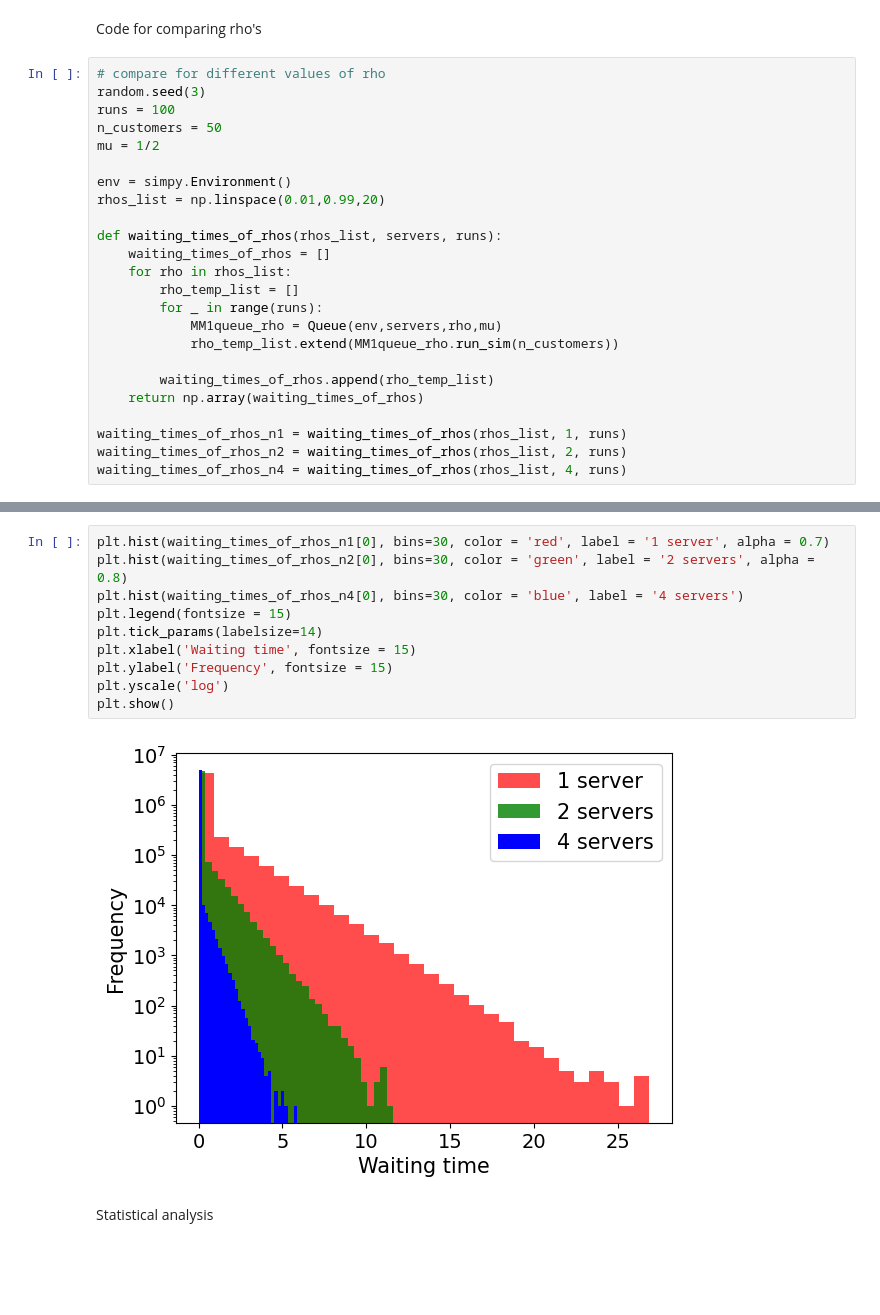
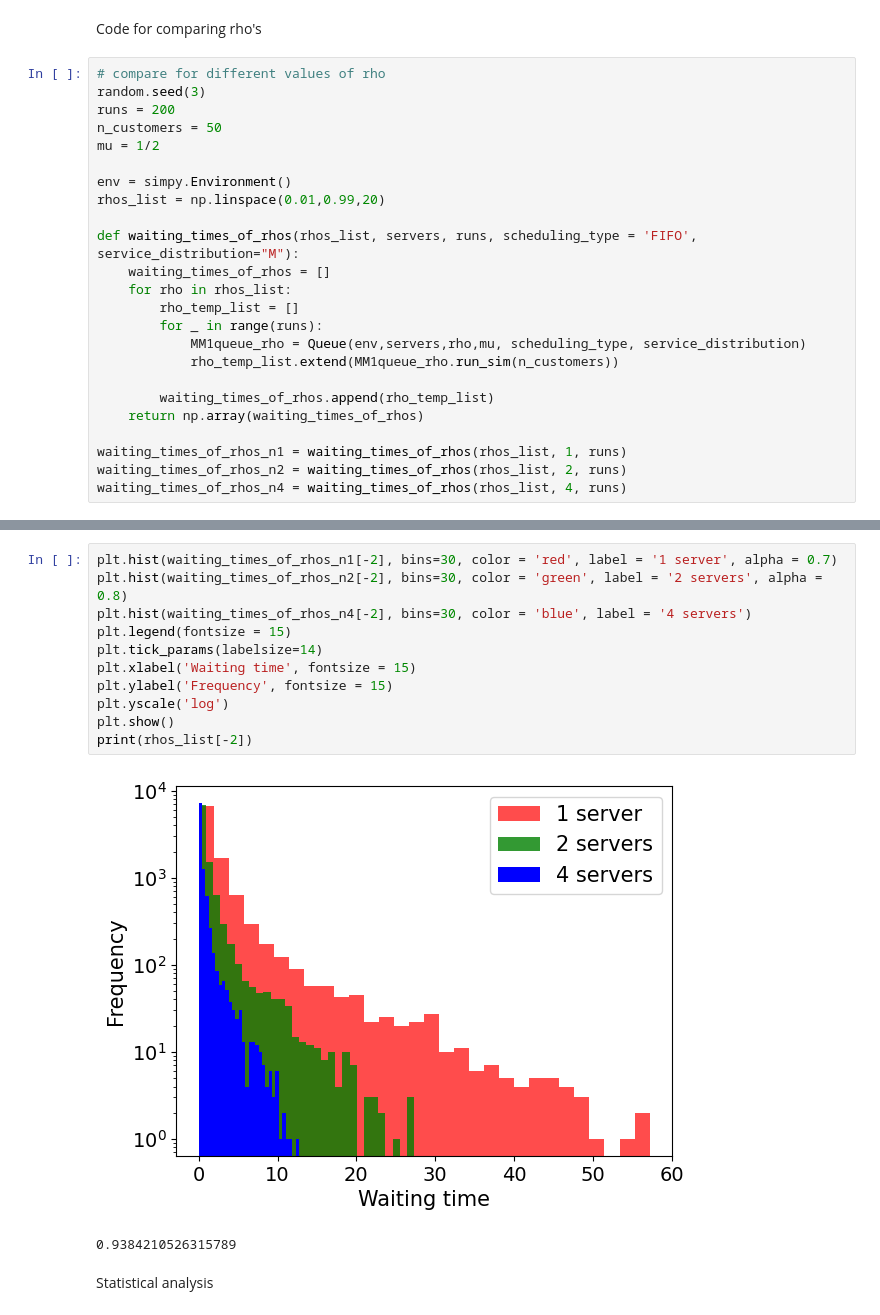
Before and after one commit to LoesBijman/stochastic_2, a Jupyter notebook: assignment_2.ipynb, the cells around one changed output, grey strips where cells are left out. Saved outputs shown, nothing was run; the diff lists cells and outputs as text; blank space fills up the shorter version.

Commit message:
comparison graphs

```diff
--- a/assignment_2.ipynb
+++ b/assignment_2.ipynb
@@ -121,19 +122,19 @@ Code for comparing rho's
 # %%
 # compare for different values of rho
 random.seed(3)
-runs = 100
+runs = 200
 n_customers = 50
 mu = 1/2
 
 env = simpy.Environment()
 rhos_list = np.linspace(0.01,0.99,20)
 
-def waiting_times_of_rhos(rhos_list, servers, runs):
+def waiting_times_of_rhos(rhos_list, servers, runs, scheduling_type = 'FIFO', service_distribution="M"):
     waiting_times_of_rhos = []
     for rho in rhos_list:
         rho_temp_list = []
         for _ in range(runs):
-            MM1queue_rho = Queue(env,servers,rho,mu)
+            MM1queue_rho = Queue(env,servers,rho,mu, scheduling_type, service_distribution)
             rho_temp_list.extend(MM1queue_rho.run_sim(n_customers))
 
         waiting_times_of_rhos.append(rho_temp_list)
@@ -170,15 +171,17 @@ plt.show()
 # %%
-plt.hist(waiting_times_of_rhos_n1[0], bins=30, color = 'red', label = '1 server', alpha = 0.7)
-plt.hist(waiting_times_of_rhos_n2[0], bins=30, color = 'green', label = '2 servers', alpha = 0.8)
-plt.hist(waiting_times_of_rhos_n4[0], bins=30, color = 'blue', label = '4 servers')
+plt.hist(waiting_times_of_rhos_n1[-2], bins=30, color = 'red', label = '1 server', alpha = 0.7)
+plt.hist(waiting_times_of_rhos_n2[-2], bins=30, color = 'green', label = '2 servers', alpha = 0.8)
+plt.hist(waiting_times_of_rhos_n4[-2], bins=30, color = 'blue', label = '4 servers')
 plt.legend(fontsize = 15)
 plt.tick_params(labelsize=14)
 plt.xlabel('Waiting time', fontsize = 15)
 plt.ylabel('Frequency', fontsize = 15)
 plt.yscale('log')
 plt.show()
+print(rhos_list[-2])
 # %% [output]
-[figure, old version]
+[figure, new version]
+0.9384210526315789
 # %% [markdown]
 Statistical analysis
 # %%
```
Also changed, not shown: parts of 12 cells of this notebook, 3 other files.
